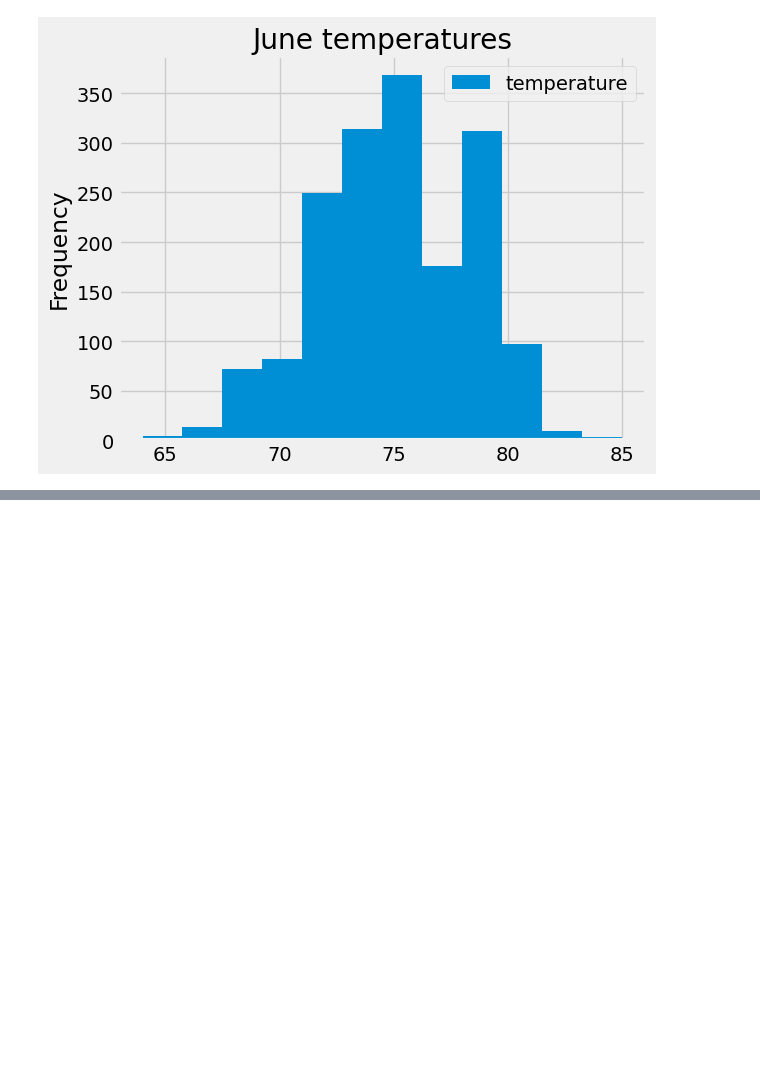
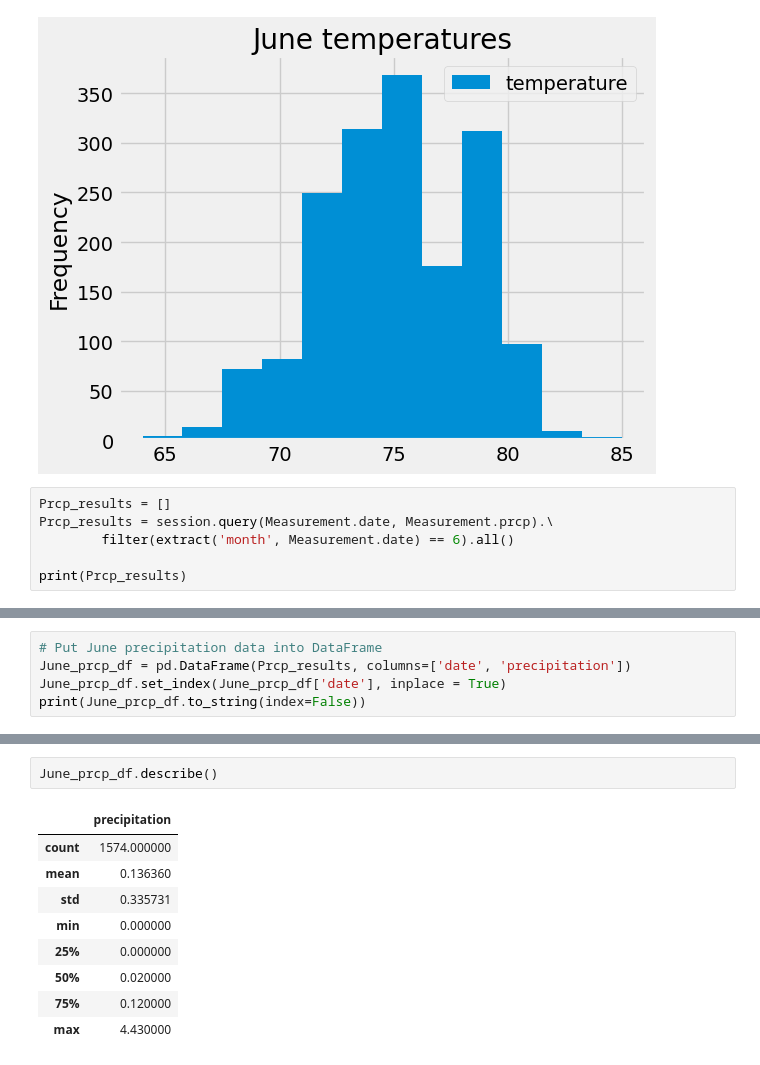
Before and after one commit to EBolinVA/Surfs_Up, a Jupyter notebook: Resources/SurfsUp_Challenge.ipynb, the cells around one changed output, grey strips where cells are left out. Saved outputs shown, nothing was run; the diff lists cells and outputs as text; blank space fills up the shorter version.

```diff
--- a/Resources/SurfsUp_Challenge.ipynb
+++ b/Resources/SurfsUp_Challenge.ipynb
@@ -149,3 +149,9 @@ June_df.plot.hist(bins=12, title="June temperatures", xlabel="temperature")
 plt.tight_layout()
 # %% [output]
 [figure]
+# %%
+Prcp_results = []
+Prcp_results = session.query(Measurement.date, Measurement.prcp).\
+        filter(extract('month', Measurement.date) == 6).all()
+
+print(Prcp_results)
@@ -151,0 +166,5 @@ plt.tight_layout()
+# %%
+# Put June precipitation data into DataFrame
+June_prcp_df = pd.DataFrame(Prcp_results, columns=['date', 'precipitation'])
+June_prcp_df.set_index(June_prcp_df['date'], inplace = True)
+print(June_prcp_df.to_string(index=False))
@@ -151,0 +189,12 @@ plt.tight_layout()
+# %%
+June_prcp_df.describe()
+# %% [output]
+|  | precipitation |
+| count | 1574.000000 |
+| mean | 0.136360 |
+| std | 0.335731 |
+| min | 0.000000 |
+| 25% | 0.000000 |
+| 50% | 0.020000 |
+| 75% | 0.120000 |
+| max | 4.430000 |
```
Also changed, not shown: parts of 3 cells of this notebook, 1 other file.
